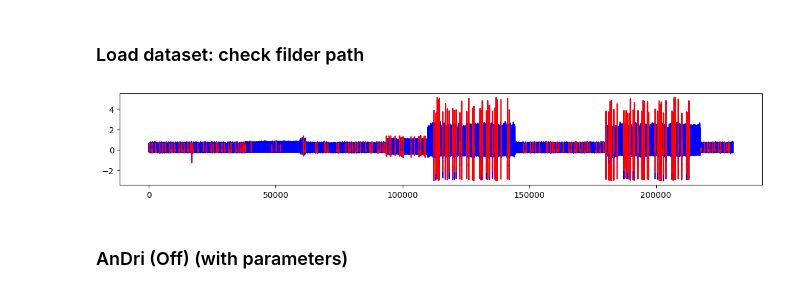
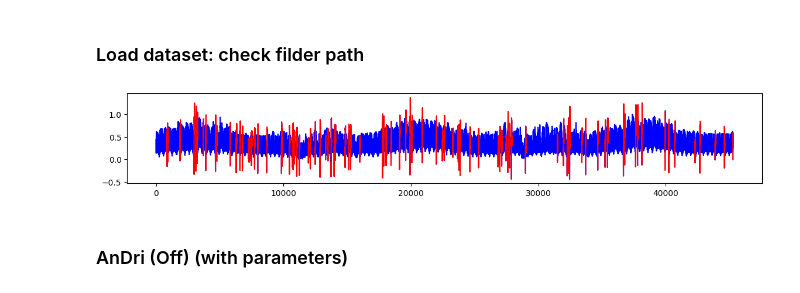
Before and after one commit to mac-dsl/AnDri, a Jupyter notebook: sample.ipynb, the cells around one changed output. Cells and saved outputs as stored; diff of their text form; code cells hidden in the pictures.

```diff
--- a/sample.ipynb
+++ b/sample.ipynb
@@ -37,16 +34,17 @@ Install h5py to use hdf5 features: http://docs.h5py.org/
 ### Load dataset: check filder path
 # %%
 ## Select File
-data_name = 'ecg'
-dir = os.getcwd() + f'/data/synthetic/{data_name}/n_drift'
-f = '0_ECG_Test_n_d_grad_p0_n8_b50.arff'
+data_name = 'elec'
+dir = os.getcwd() + f'/data/synthetic/{data_name}'
+# f = '0_ECG_Test_n_d_grad_p0_n8_b50.arff'
+f = '0_elec_anomaly_scale_f_0_s_0.1_r_3_uniform.arff'
 
 data, label = read_arff(f'{dir}/{f}')
 data = data.reshape(-1)
 label = label.reshape(-1)
 plot_anomaly(data, label)
 # %% [output]
-[figure, old version]
+[figure, new version]
 # %% [markdown]
 ### AnDri (Off) (with parameters)
 # %%
```
Also changed, not shown: parts of 5 cells of this notebook, 5 other files.
